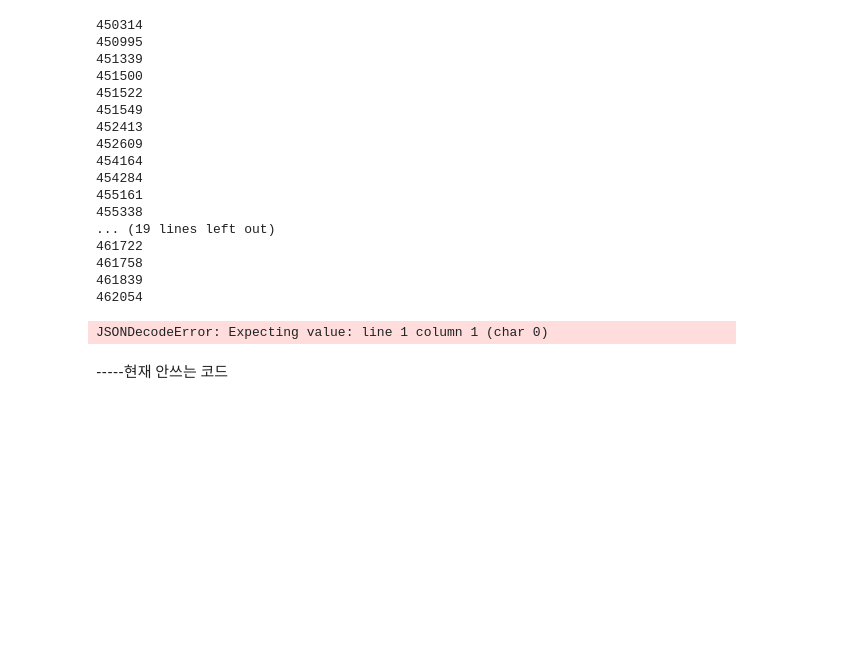
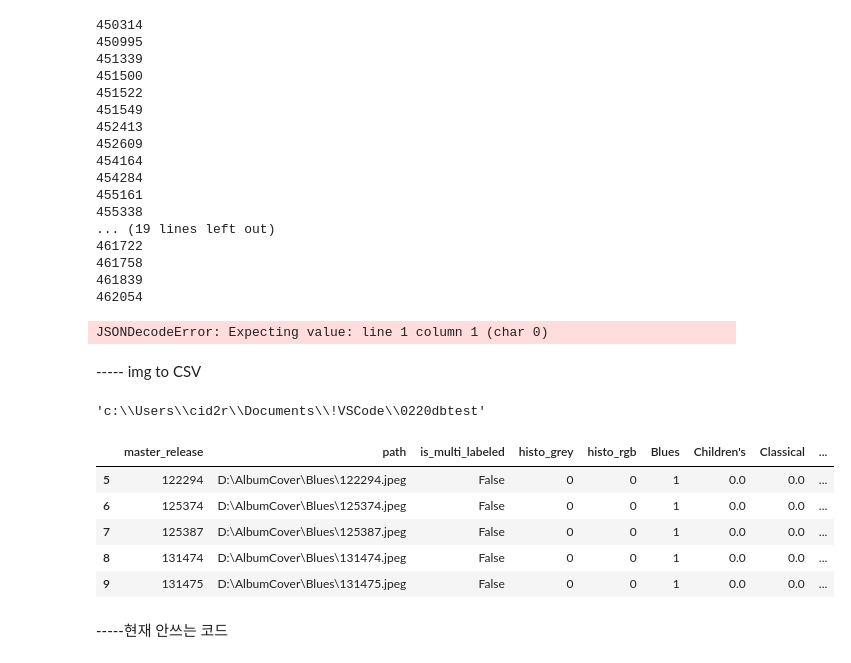
Before and after one commit to cid2rrrr/0220dbtest, a Jupyter notebook: test.ipynb, the cells around one changed output. Cells and saved outputs as stored; diff of their text form; code cells hidden in the pictures; blank space fills up the shorter version.

```diff
--- a/test.ipynb
+++ b/test.ipynb
@@ -131,6 +131,73 @@ print("done! done!")
 461839
 462054
 JSONDecodeError: Expecting value: line 1 column 1 (char 0)
+# %% [markdown]
+----- img to CSV
+# %%
+pwd
+# %% [output]
+'c:\\Users\\cid2r\\Documents\\!VSCode\\0220dbtest'
+# %%
+import os
+import pandas as pd
+import cv2
+
+#df 생성
+album_data = pd.DataFrame(columns=['master_release', 'path','is_multi_labeled', 'histo_grey', 'histo_rgb'])
+
+
+win_dir = r"D:\AlbumCover"
+#경로 복사
+read_path = win_dir
+
+#장르별 열 생성
+for dir in os.listdir(read_path):
+    if dir == 'multi':
+        continue
+    album_data[dir] = 0
+
+#df의 index를 master_release id로
+#album_data.set_index('master_release')
+
+count = 0
+
+#경로 내 폴더 읽어들이기
+for dir in os.listdir(read_path):
+
+    if dir == 'multi':
+        continue
+
+    img_files = os.listdir(os.path.join(read_path, dir));
+
+    #파일명을 읽어들이고 이를 dataframe에 넣기
+    for img_file in img_files:
+        img_path = os.path.join(os.path.join(read_path, dir, img_file))
+        img_info = cv2.imread(img_path, 0)
+        album_data = album_data.append({'master_release' : img_file[:-5],
+                                        'path' : img_path,
+                                        'is_multi_labeled' : False,
+                                        #'histo_grey' : cv2.calcHist([img_info], [0], None, 256, [0,256]),
+                                        dir:1
+                                        }, ignore_index=True)
+        count += 1
+        if count == 10:
+            break;
+
+    if count == 10:
+        break;
+
+album_data = album_data.fillna(0)
+
+
+
+album_data.tail()
+# %% [output]
+|  | master_release | path | is_multi_labeled | histo_grey | histo_rgb | Blues | Children's | Classical | ... |
+| 5 | 122294 | D:\AlbumCover\Blues\122294.jpeg | False | 0 | 0 | 1 | 0.0 | 0.0 | ... |
+| 6 | 125374 | D:\AlbumCover\Blues\125374.jpeg | False | 0 | 0 | 1 | 0.0 | 0.0 | ... |
+| 7 | 125387 | D:\AlbumCover\Blues\125387.jpeg | False | 0 | 0 | 1 | 0.0 | 0.0 | ... |
+| 8 | 131474 | D:\AlbumCover\Blues\131474.jpeg | False | 0 | 0 | 1 | 0.0 | 0.0 | ... |
+| 9 | 131475 | D:\AlbumCover\Blues\131475.jpeg | False | 0 | 0 | 1 | 0.0 | 0.0 | ... |
 # %% [markdown]
 -----현재 안쓰는 코드
 # %%
```
